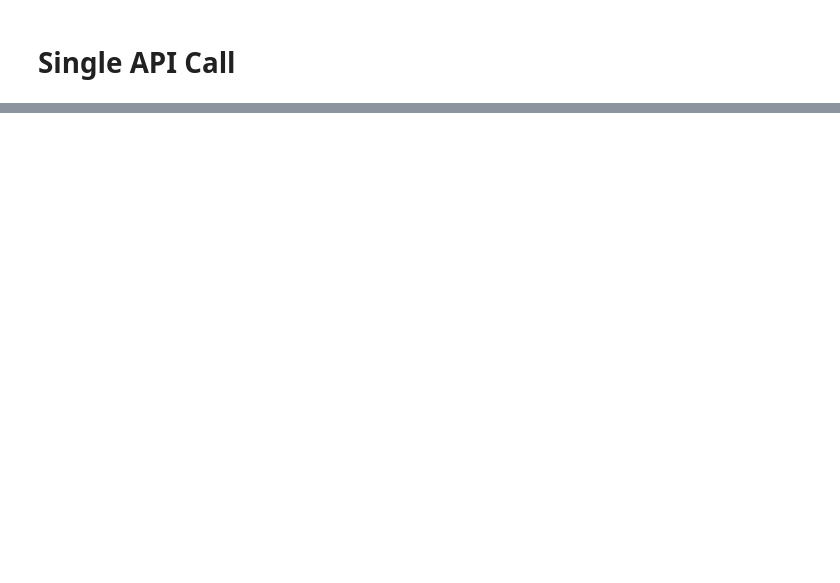
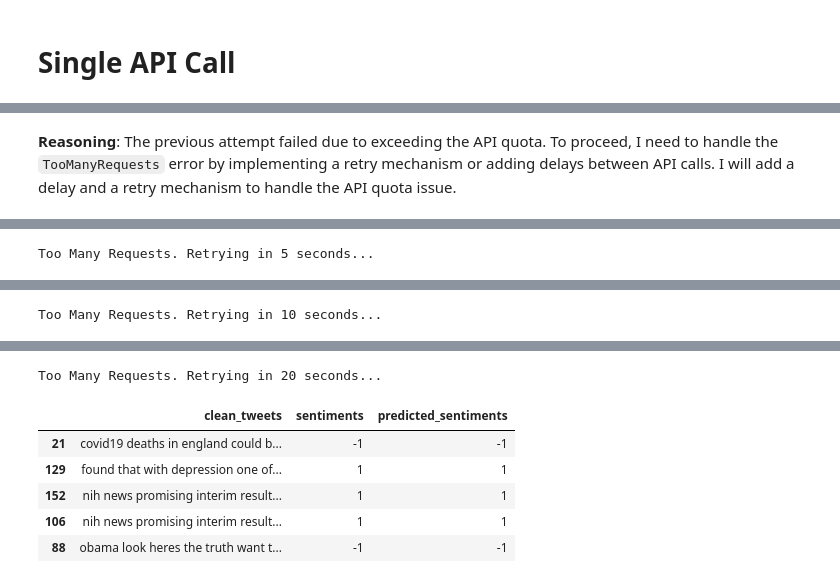
Before and after one commit to AnusreeMandal/twitter-sentiment-analysis, a Jupyter notebook: TWEETSANALYSIS.ipynb, the cells around one changed output, grey strips where cells are left out. Drawn from its saved outputs; the diff is of its cells as text; code cells hidden in the pictures; blank space fills up the shorter version.

```diff
--- a/TWEETSANALYSIS.ipynb
+++ b/TWEETSANALYSIS.ipynb
@@ -382,0 +569,14 @@ response = model.gener
+# %%
+from sklearn.model_selection import train_test_split
+
+# Split the resampled data into training and testing sets
+train_df, test_df = train_test_split(
+    data_balanced_resampled,
+    test_size=0.2,
+    random_state=42,
+    stratify=data_balanced_resampled['sentiments']
+)
+
+# Print the shapes of the training and testing DataFrames
+print("Shape of training data:", train_df.shape)
+print("Shape of testing data:", test_df.shape)
@@ -382,0 +630,56 @@ response = model.gener
+# %% [markdown]
+**Reasoning**:
+The previous attempt failed due to exceeding the API quota. To proceed, I need to handle the `TooManyRequests` error by implementing a retry mechanism or adding delays between API calls. I will add a delay and a retry mechanism to handle the API quota issue.
+# %%
+import time
+import google.api_core.exceptions
+
+# Instantiate a more capable Gemini model
+model_flash = genai.GenerativeModel('gemini-1.5-flash')
+
+def predict_sentiment_gemini(tweet, max_retries=5, delay=5):
+    """
+    Predicts the sentiment of a tweet using the Gemini model with retries.
+
+    Args:
+        tweet (str): The tweet text.
+        max_retries (int): Maximum number of retries in case of API errors.
+        delay (int): Initial delay in seconds between retries.
+
+    Returns:
+        int: The predicted sentiment label (-1, 0, or 1), or a default value if prediction fails after retries.
+    """
+    for i in range(max_retries):
+        try:
+            prompt = f"""
+            Classify the sentiment of the following tweet as positive (1), neutral (0), or negative (-1).
+            Respond only with the numerical label.
+
+            Tweet: {tweet}
+            """
+            response = model_flash.generate_content(prompt)
+            # Extract the numerical label from the response
+            try:
+                return int(response.text.strip())
+            except ValueError:
+                # Return a default value or handle cases where the model doesn't return a number
+                return 0 # Default to neutral if parsing fails
+
+        except google.api_core.exceptions.TooManyRequests:
+            print(f"Too Many Requests. Retrying in {delay} seconds...")
+            time.sleep(delay)
+            delay *= 2  # Exponential backoff
+        except Exception as e:
+            print(f"An error occurred: {e}")
+            return 0 # Default to neutral for other errors
+
+    print(f"Failed to predict sentiment for tweet after {max_retries} retries: {tweet}")
+    return 0 # Default to neutral if retries are exhausted
+
+
+# Apply the prediction function to the test set
+test_df['predicted_sentiments'] = test_df['clean_tweets'].apply(predict_sentiment_gemini)
+
+# Display the test set with predictions
+display(test_df.head())
+# %% [output]
@@ -382,0 +687 @@ response = model.gener
+Too Many Requests. Retrying in 5 seconds...
@@ -382,0 +689 @@ response = model.gener
+Too Many Requests. Retrying in 10 seconds...
@@ -382,0 +691,7 @@ response = model.gener
+Too Many Requests. Retrying in 20 seconds...
+|  | clean_tweets | sentiments | predicted_sentiments |
+| 21 | covid19 deaths in england could b... | -1 | -1 |
+| 129 | found that with depression one of... | 1 | 1 |
+| 152 | nih news promising interim result... | 1 | 1 |
+| 106 | nih news promising interim result... | 1 | 1 |
+| 88 | obama look heres the truth want t... | -1 | -1 |
```
Also changed, not shown: parts of 43 cells of this notebook.
